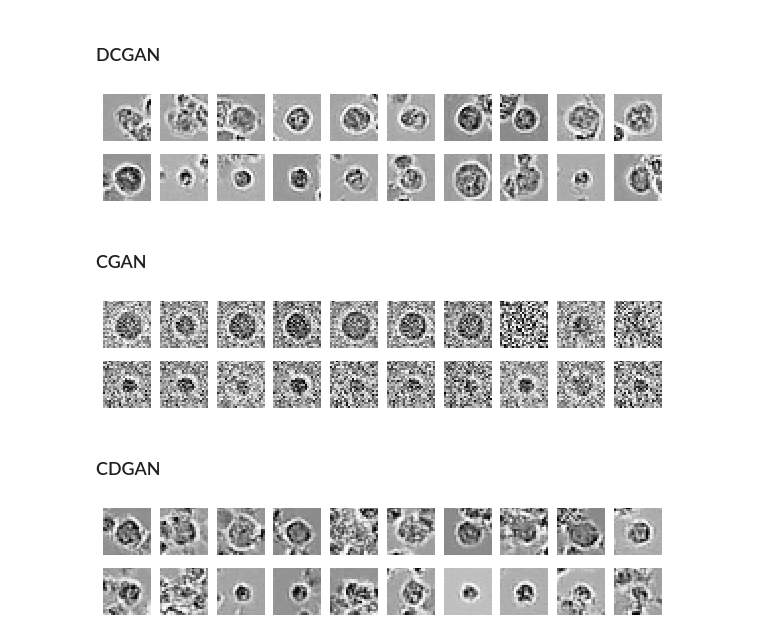
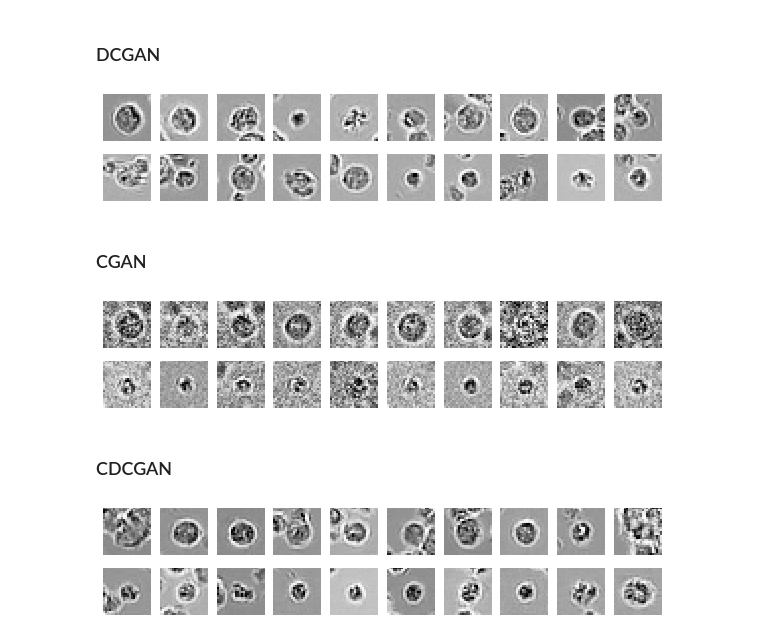
Before and after one commit to jcboyd/detecting-lymphocytes, a Jupyter notebook: generative.ipynb, the cells around one changed output. Drawn from its saved outputs; the diff is of its cells as text; code cells hidden in the pictures.

Commit message:
updated model weights

```diff
--- a/generative.ipynb
+++ b/generative.ipynb
@@ -202,7 +206,7 @@ Epoch 49 : 0.6100 0.7597
 model = 'gan'
 
 generator, _ = get_models(model)
-generator.load_weights('./models/%s.h5' % model)
+generator.load_weights('./weights/%s.h5' % model)
 
 gen_y = np.repeat(to_categorical(np.arange(nb_classes)), 10, axis=0)
 samples = generator.predict(arrange_inputs(model, gen_noise, gen_y))
@@ -221,7 +226,7 @@ for i in range(samples.shape[0]):
 model = 'dcgan'
 
 generator, _ = get_models(model)
-generator.load_weights('./models/%s.h5' % model)
+generator.load_weights('./weights/%s.h5' % model)
 
 gen_y = np.repeat(to_categorical(np.arange(nb_classes)), 10, axis=0)
 samples = generator.predict(arrange_inputs(model, gen_noise, gen_y))
@@ -233,14 +238,14 @@ for i in range(samples.shape[0]):
     ax.imshow(samples[i].squeeze(), cmap='Greys_r')
     ax.axis('off')
 # %% [output]
-[figure, old version]
+[figure, new version]
 # %% [markdown]
 ### CGAN
 # %%
 model = 'cgan'
 
 generator, _ = get_models(model)
-generator.load_weights('./models/%s.h5' % model)
+generator.load_weights('./weights/%s.h5' % model)
 
 gen_y = np.repeat(to_categorical(np.arange(nb_classes)), 10, axis=0)
 samples = generator.predict(arrange_inputs(model, gen_noise, gen_y))
@@ -252,23 +257,23 @@ for i in range(samples.shape[0]):
     ax.imshow(samples[i].squeeze(), cmap='Greys_r')
     ax.axis('off')
 # %% [output]
-[figure, old version]
+[figure, new version]
 # %% [markdown]
-### CDGAN
+### CDCGAN
 # %%
 model = 'cdcgan'
 
 generator, _ = get_models(model)
-generator.load_weights('./models/%s.h5' % model)
+generator.load_weights('./weights/%s.h5' % model)
 
 gen_y = np.repeat(to_categorical(np.arange(nb_classes)), 10, axis=0)
 samples = generator.predict(arrange_inputs(model, gen_noise, gen_y))
 
 fig = plt.figure(figsize=(10, nb_classes))
 
 for i in range(samples.shape[0]):
     ax = fig.add_subplot(nb_classes, 10, i + 1)
     ax.imshow(samples[i].squeeze(), cmap='Greys_r')
     ax.axis('off')
 # %% [output]
-[figure, old version]
+[figure, new version]
```
Also changed, not shown: parts of 4 cells of this notebook, 5 other files.
